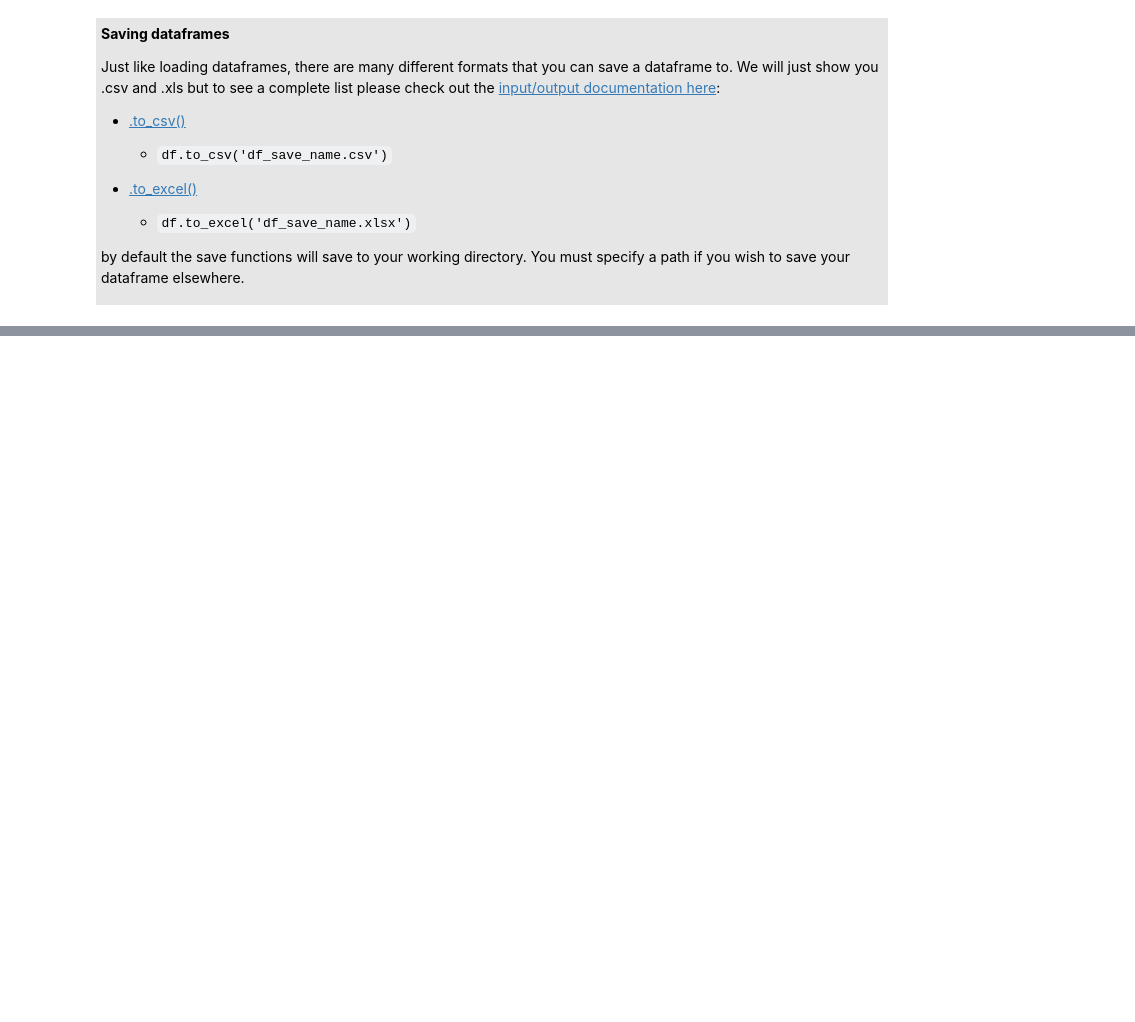
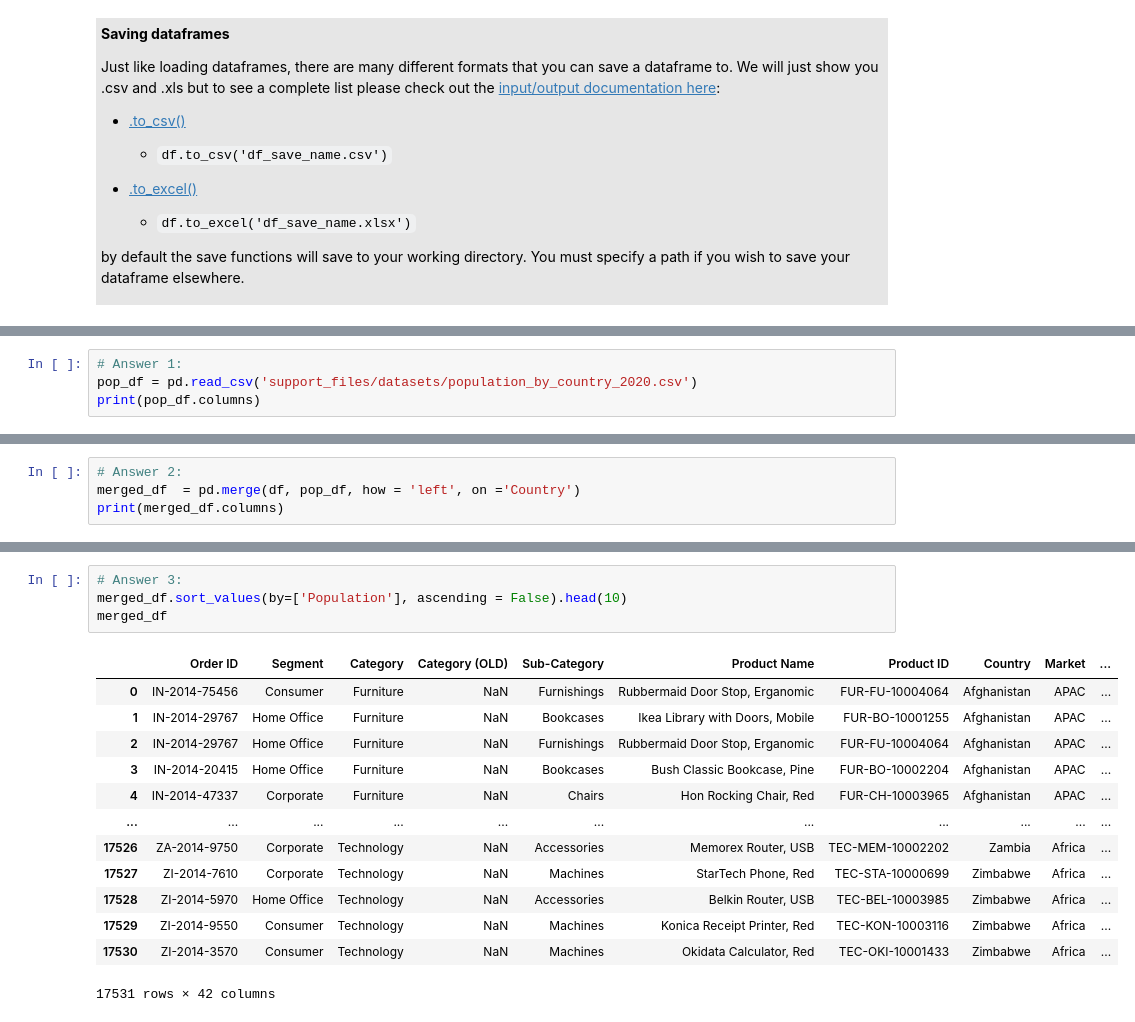
Before and after one commit to AllenInstitute/swdb_2022_python_bootcamp, a Jupyter notebook: PythonBootcamp/Introduction_to_Pandas.ipynb, the cells around one changed output, grey strips where cells are left out. Saved outputs shown, nothing was run; the diff lists cells and outputs as text; blank space fills up the shorter version.

Commit message:
added exercises to pandas and population dataset

```diff
--- a/PythonBootcamp/Introduction_to_Pandas.ipynb
+++ b/PythonBootcamp/Introduction_to_Pandas.ipynb
@@ -1733,0 +1925,4 @@ by default the save functions will save to your working directory. You must spec
+# %%
+# Answer 1:
+pop_df = pd.read_csv('support_files/datasets/population_by_country_2020.csv')
+print(pop_df.columns)
@@ -1733,0 +1934,4 @@ by default the save functions will save to your working directory. You must spec
+# %%
+# Answer 2:
+merged_df  = pd.merge(df, pop_df, how = 'left', on ='Country')
+print(merged_df.columns)
@@ -1733,0 +1949,18 @@ by default the save functions will save to your working directory. You must spec
+# %%
+# Answer 3:
+merged_df.sort_values(by=['Population'], ascending = False).head(10)
+merged_df
+# %% [output]
+|  | Order ID | Segment | Category | Category (OLD) | Sub-Category | Product Name | Product ID | Country | Market | ... |
+| 0 | IN-2014-75456 | Consumer | Furniture | NaN | Furnishings | Rubbermaid Door Stop, Erganomic | FUR-FU-10004064 | Afghanistan | APAC | ... |
+| 1 | IN-2014-29767 | Home Office | Furniture | NaN | Bookcases | Ikea Library with Doors, Mobile | FUR-BO-10001255 | Afghanistan | APAC | ... |
+| 2 | IN-2014-29767 | Home Office | Furniture | NaN | Furnishings | Rubbermaid Door Stop, Erganomic | FUR-FU-10004064 | Afghanistan | APAC | ... |
+| 3 | IN-2014-20415 | Home Office | Furniture | NaN | Bookcases | Bush Classic Bookcase, Pine | FUR-BO-10002204 | Afghanistan | APAC | ... |
+| 4 | IN-2014-47337 | Corporate | Furniture | NaN | Chairs | Hon Rocking Chair, Red | FUR-CH-10003965 | Afghanistan | APAC | ... |
+| ... | ... | ... | ... | ... | ... | ... | ... | ... | ... | ... |
+| 17526 | ZA-2014-9750 | Corporate | Technology | NaN | Accessories | Memorex Router, USB | TEC-MEM-10002202 | Zambia | Africa | ... |
+| 17527 | ZI-2014-7610 | Corporate | Technology | NaN | Machines | StarTech Phone, Red | TEC-STA-10000699 | Zimbabwe | Africa | ... |
+| 17528 | ZI-2014-5970 | Home Office | Technology | NaN | Accessories | Belkin Router, USB | TEC-BEL-10003985 | Zimbabwe | Africa | ... |
+| 17529 | ZI-2014-9550 | Consumer | Technology | NaN | Machines | Konica Receipt Printer, Red | TEC-KON-10003116 | Zimbabwe | Africa | ... |
+| 17530 | ZI-2014-3570 | Consumer | Technology | NaN | Machines | Okidata Calculator, Red | TEC-OKI-10001433 | Zimbabwe | Africa | ... |
+17531 rows × 42 columns
```
Also changed, not shown: parts of 17 cells of this notebook, 1 other file.
